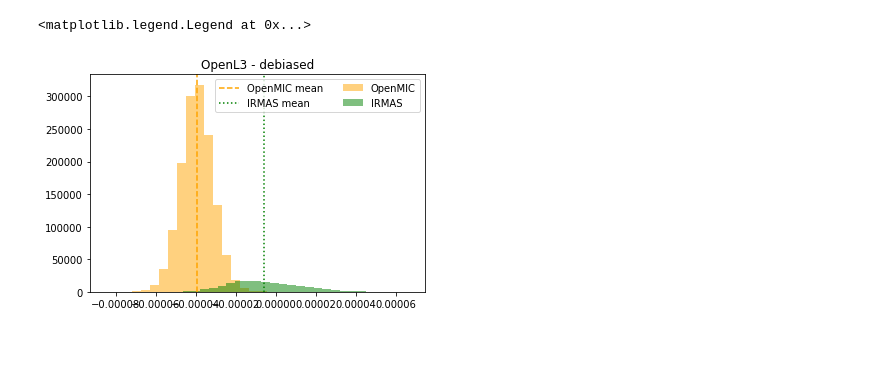
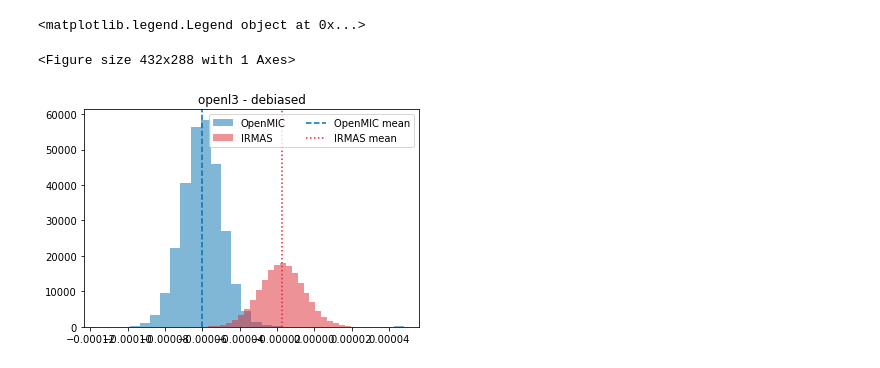
Before and after one commit to changhongw/audio-embedding-bias, a Jupyter notebook: Embedding viz.ipynb, the cells around one changed output. Saved outputs shown, nothing was run; the diff lists cells and outputs as text; code cells hidden in the pictures.

```diff
--- a/Embedding viz.ipynb
+++ b/Embedding viz.ipynb
@@ -55,3 +38,14 @@ Y = np.asarray(Y, dtype=np.uint8)
+# %%
+X_om = data[f'openmic/{FEATURES}/features']
+X_om = np.take(X_om, np.where(openmic_istrain.values)[0], axis=0)
+Y_om = np.zeros(len(X_om))
+
+X_ir = data[f'irmas/{FEATURES}/features']
+Y_ir = np.ones(len(X_ir))
+# %%
+# Do this viz on 50% of the openmic data to start
+X = np.concatenate([X_om[::5], X_ir])
+Y = np.concatenate([Y_om[::5], Y_ir])
 # %%
 X.shape, Y.shape
 # %% [output]
@@ -58,0 +92,3 @@ X.shape, Y.shape
+# %%
+colors = ['#0271AE', '#DC2830']
+data = ['OpenMIC', 'IRMAS']
@@ -149,3 +113,0 @@ File "../../miniconda3/envs/py37/lib/python3.7/site-packages/umap/nndescent.py",
-# %%
-colors = ['orange', 'green']
-data = ['OpenMIC', 'IRMAS']
@@ -211,13 +145,14 @@ plt.legend(ncol=2)
 Xdproj = LDA.transform(Xdeb)
 #Xdproj = Xdeb.dot(v.T)
 # %%
-plt.title('OpenL3 - debiased')
+plt.title(f'{FEATURES} - debiased')
 plt.hist(Xdproj[Y==0], color=colors[0], alpha=0.5, label=data[0], bins=30)
 plt.hist(Xdproj[Y==1], color=colors[1], alpha=0.5, label=data[1], bins=30)
 plt.axvline(Xdproj[Y==0].mean(), color=colors[0], linestyle='--', label='{} mean'.format(data[0]))
 plt.axvline(Xdproj[Y==1].mean(), color=colors[1], linestyle=':', label='{} mean'.format(data[1]))
 plt.legend(ncol=2)
 # %% [output]
-<matplotlib.legend.Legend at 0x...>
+<matplotlib.legend.Legend object at 0x...>
+<Figure size 432x288 with 1 Axes>
-[figure, old version]
+[figure, new version]
 # %%
```
Also changed, not shown: parts of 59 cells of this notebook, 1 other file.
